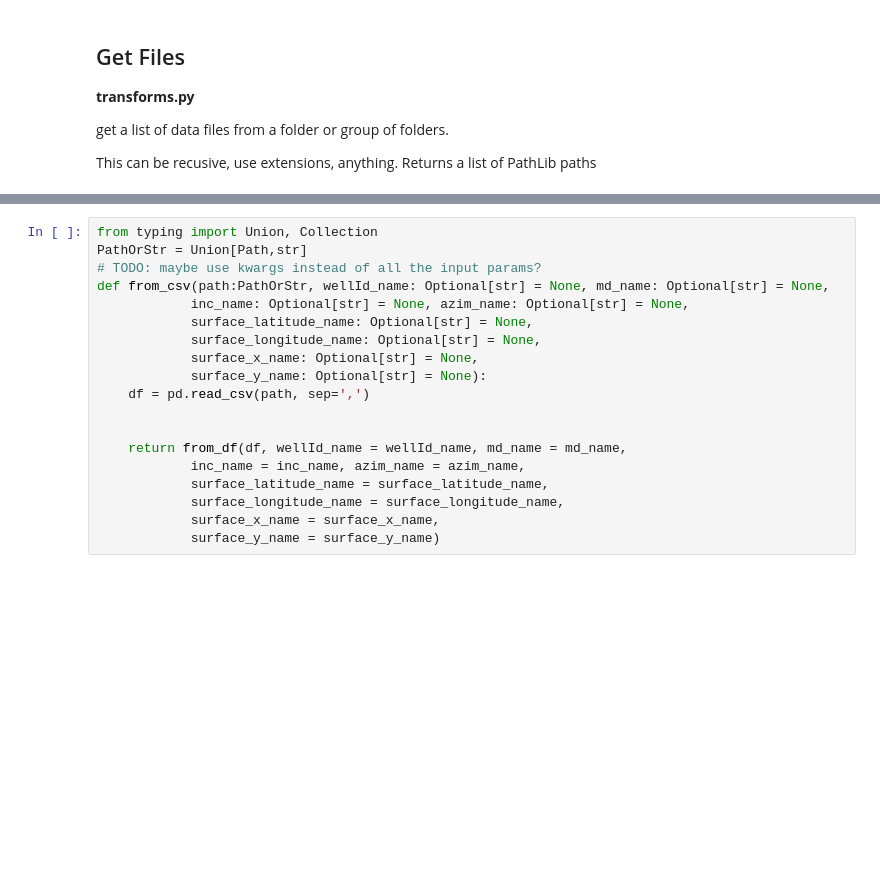
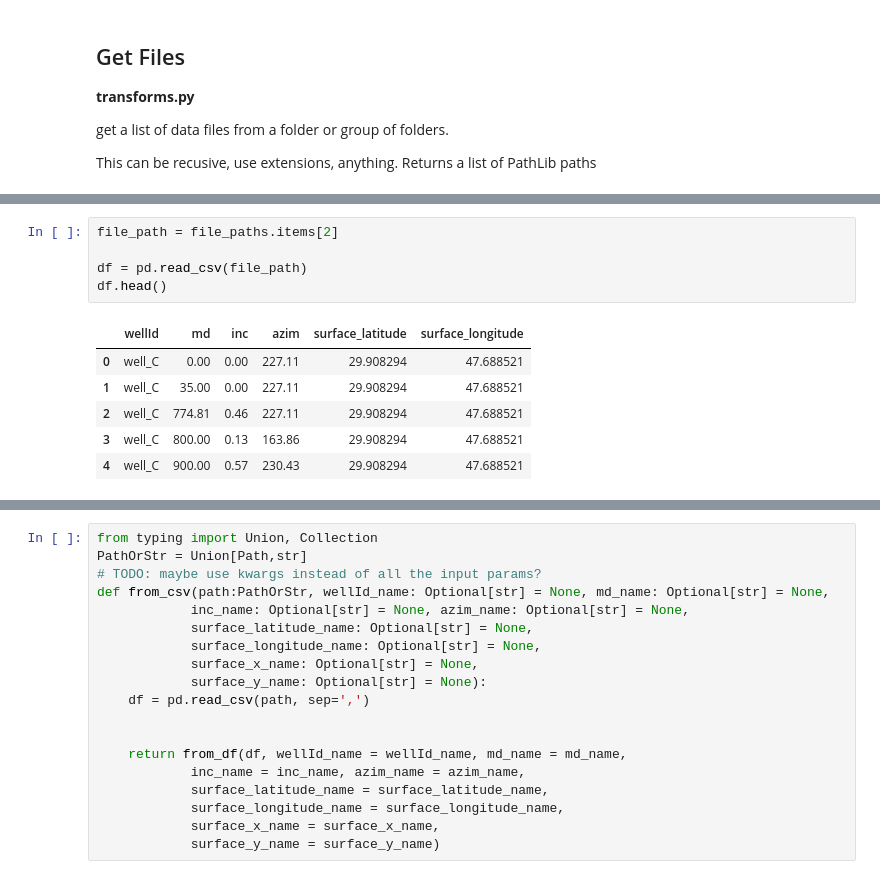
Before and after one commit to bpamos/welltrajconvert, a Jupyter notebook: notebook/new wellbore trajectory class.ipynb, the cells around one changed output, grey strips where cells are left out. Cells and saved outputs as stored; diff of their text form; blank space fills up the shorter version.

```diff
--- a/notebook/new wellbore trajectory class.ipynb
+++ b/notebook/new wellbore trajectory class.ipynb
@@ -47,0 +100,12 @@ my_json.stem
+# %%
+file_path = file_paths.items[2]
+
+df = pd.read_csv(file_path)
+df.head()
+# %% [output]
+|  | wellId | md | inc | azim | surface_latitude | surface_longitude |
+| 0 | well_C | 0.00 | 0.00 | 227.11 | 29.908294 | 47.688521 |
+| 1 | well_C | 35.00 | 0.00 | 227.11 | 29.908294 | 47.688521 |
+| 2 | well_C | 774.81 | 0.46 | 227.11 | 29.908294 | 47.688521 |
+| 3 | well_C | 800.00 | 0.13 | 163.86 | 29.908294 | 47.688521 |
+| 4 | well_C | 900.00 | 0.57 | 230.43 | 29.908294 | 47.688521 |
```
Also changed, not shown: parts of 11 cells of this notebook.
